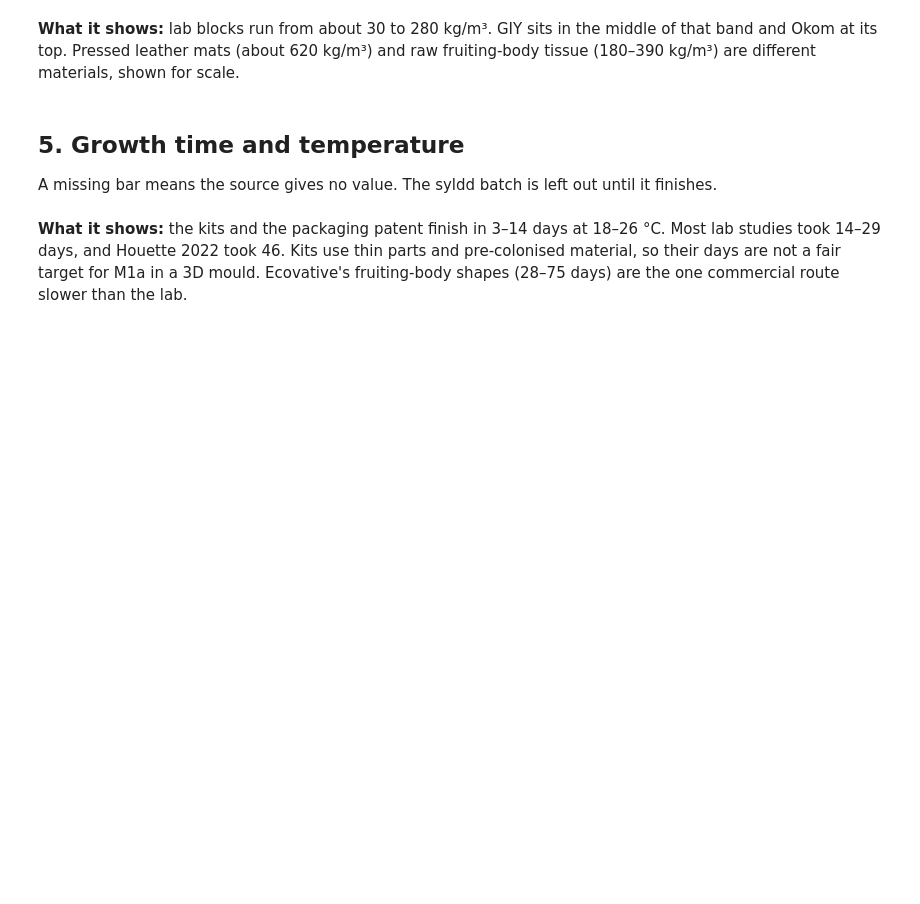
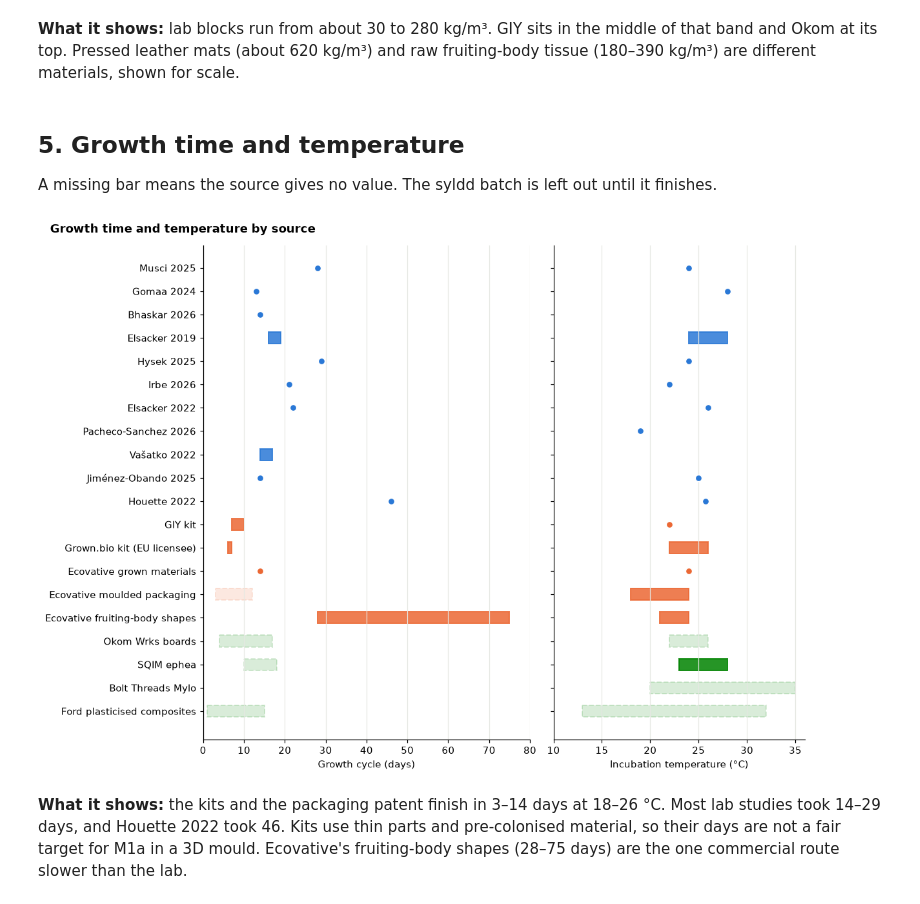
Before and after one commit to sylaslau/myco_demo, a Jupyter notebook: notebooks/0.2.benchmarks.ipynb, the cells around one changed output. Cells and saved outputs as stored; diff of their text form; code cells hidden in the pictures; blank space fills up the shorter version.

```diff
--- a/notebooks/0.2.benchmarks.ipynb
+++ b/notebooks/0.2.benchmarks.ipynb
@@ -227,29 +317,26 @@ A missing bar means the source gives no value. The syldd batch is left out until
 # %%
 items_d, items_t = [], []
 for ds, g in growth.iterrows():
     items_d.append((NAMES.get(ds, ds), g.days_lo, g.days_hi, OURS, False))
     items_t.append((NAMES.get(ds, ds), g.temp_lo, g.temp_hi, OURS, False))
-names = list(dict.fromkeys(shown[shown.property.isin(["days", "temp"])].benchmark))
-for name in names:
-    for prop, items in [("days", items_d), ("temp", items_t)]:
-        r = shown[(shown.benchmark == name) & (shown.property == prop)]
-        if len(r):
-            r = r.iloc[0]
-            items.append((name, r.lo, r.hi, FAMILY_COLOUR[r.family], r.kind == "claim"))
-        else:
-            items.append((name, np.nan, np.nan, OURS, False))
+for _, r in shown.dropna(subset=["days_lo", "temp_C_lo"], how="all").iterrows():
+    colour, dashed = FAMILY_COLOUR[r.family], r.kind == "claim"
+    items_d.append((r.benchmark, r.days_lo, r.days_hi, colour, dashed))  # empty cells draw no bar
+    items_t.append((r.benchmark, r.temp_C_lo, r.temp_C_hi, colour, dashed))
 
-fig, (a1, a2) = plt.subplots(1, 2, figsize=(11, 8), sharey=True,
+fig, (a1, a2) = plt.subplots(1, 2, figsize=(11, 9), sharey=True,
                              gridspec_kw={"width_ratios": [1.3, 1]})
 a1.set_xlim(0, 80)
 a2.set_xlim(10, 36)
 range_rows(a1, items_d, 80)
 range_rows(a2, items_t, 36, invert=False)
 a1.set_xlabel("Growth cycle (days)")
 a2.set_xlabel("Incubation temperature (°C)")
 fig.suptitle("Growth time and temperature by source", x=0.02, ha="left", fontweight="bold")
 fig.tight_layout()
 plt.show()
+# %% [output]
+[figure, added]
 # %% [markdown]
 **What it shows:** the kits and the packaging patent finish in 3–14 days at 18–26 °C. Most lab studies took 14–29 days, and Houette 2022 took 46. Kits use thin parts and pre-colonised material, so their days are not a fair target for M1a in a 3D mould. Ecovative's fruiting-body shapes (28–75 days) are the one commercial route slower than the lab.
 # %% [markdown]
```
Also changed, not shown: parts of 13 cells of this notebook, 8 other files.
